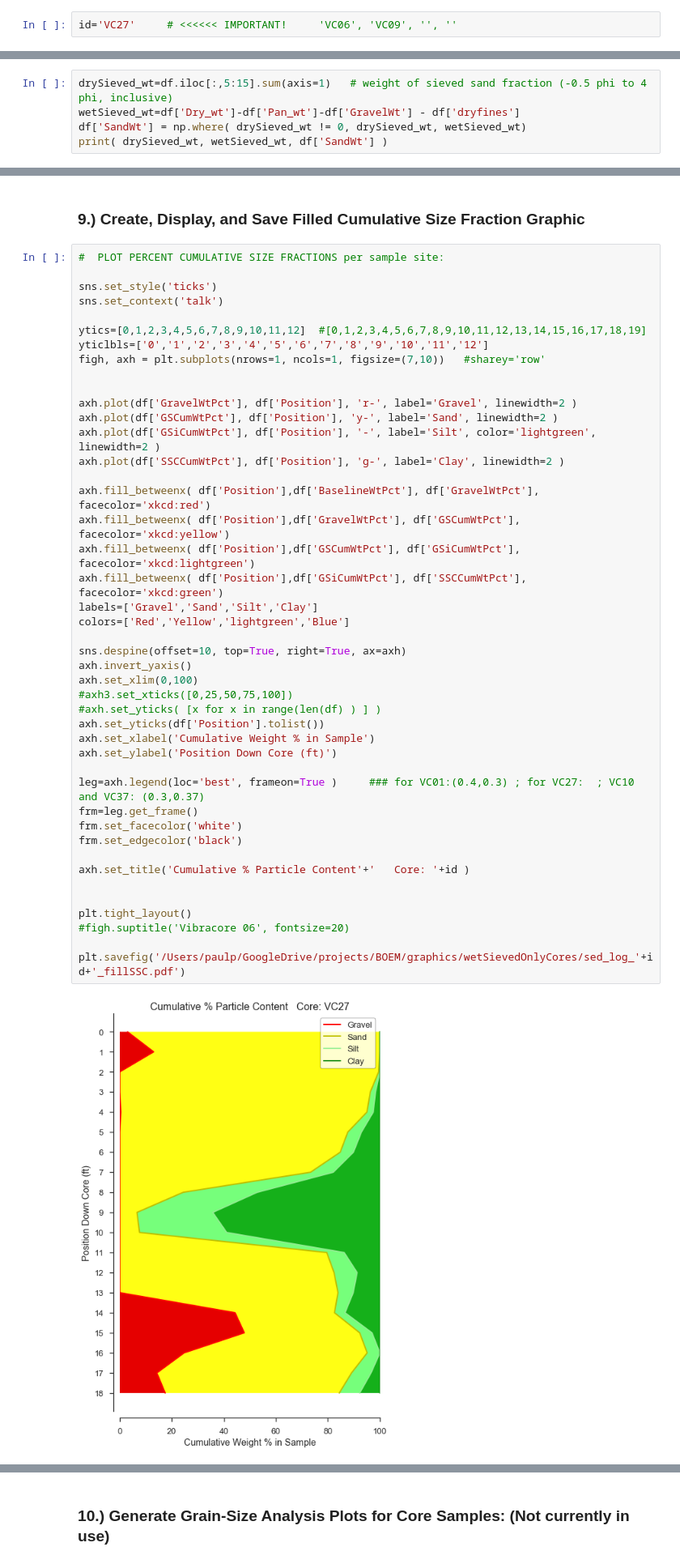
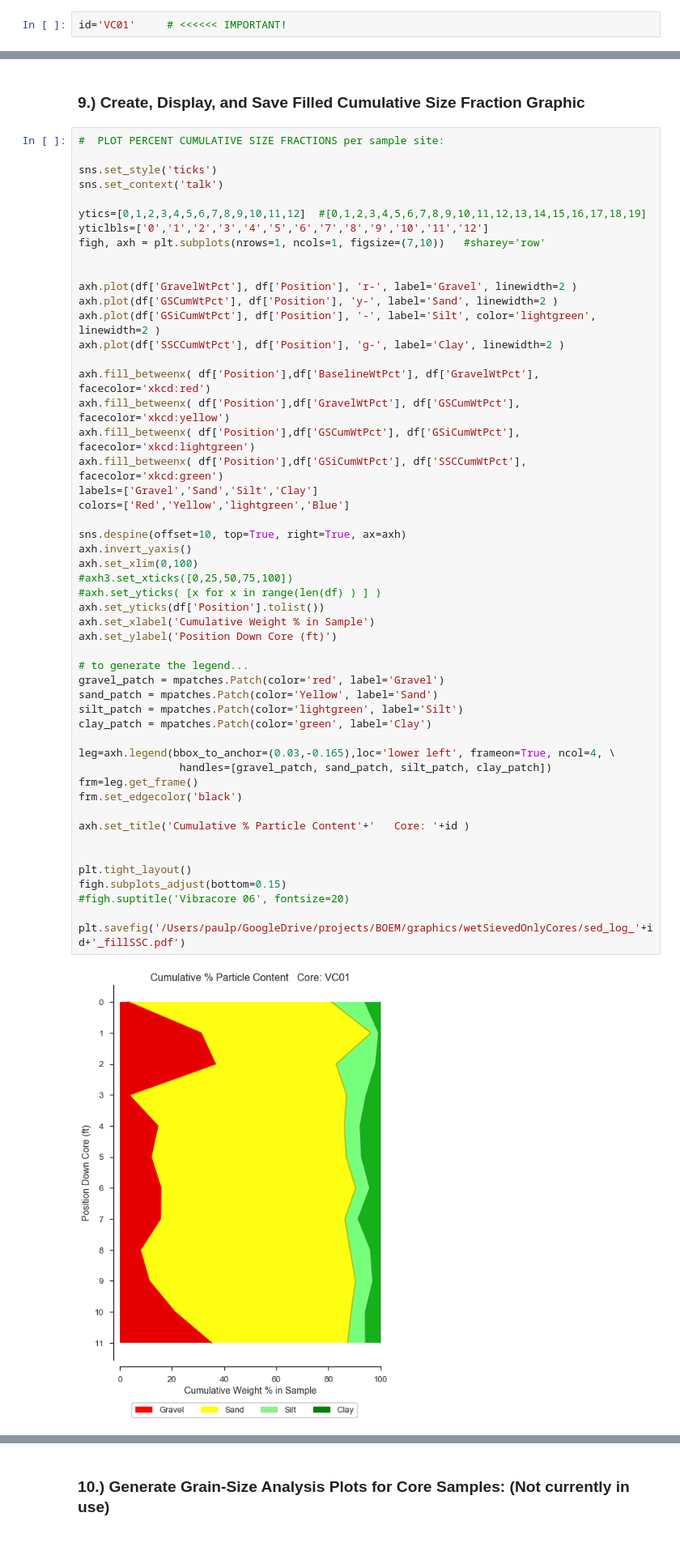
Before and after one commit to pjparis/BOEM_NC_Shelf_Survey, a Jupyter notebook: ipynb/BOEM - Differentiated (Not Sieved) Sand Silt Clay Fraction Analysis.ipynb, the cells around one changed output, grey strips where cells are left out. Shown at 81% size. Drawn from its saved outputs; the diff is of its cells as text.

Commit message:
Updated database, notebooks, progress, and many plot sample plot graphics

```diff
--- a/ipynb/BOEM - Differentiated (Not Sieved) Sand Silt Clay Fraction Analysis.ipynb
+++ b/ipynb/BOEM - Differentiated (Not Sieved) Sand Silt Clay Fraction Analysis.ipynb
@@ -35,7 +36,7 @@ import SedSASClass
 # %% [markdown]
 ### 1.) Enter identifier (id) for current core or sample site to be processed:
 # %%
-id='VC27'     # <<<<<< IMPORTANT!     'VC06', 'VC09', '', ''
+id='VC01'     # <<<<<< IMPORTANT!
 # %% [markdown]
 ### 2.) Load the raw sieve results from the [an existing] db and merge to single dataframe df:
 # %%
@@ -141,8 +142,3 @@ df['SiltWt']=df['TotalFinesWt']-df['ClayWt']
 
 ### the total weight of the sample being analyzed:
 df['TotalWt']=df['TotalFinesWt']+df['SandWt']+df['GravelWt']
-# %%
-drySieved_wt=df.iloc[:,5:15].sum(axis=1)   # weight of sieved sand fraction (-0.5 phi to 4 phi, inclusive)
-wetSieved_wt=df['Dry_wt']-df['Pan_wt']-df['GravelWt'] - df['dryfines']
-df['SandWt'] = np.where( drySieved_wt != 0, drySieved_wt, wetSieved_wt)
-print( drySieved_wt, wetSieved_wt, df['SandWt'] )
@@ -207,36 +185,43 @@ axh.plot(df['GSCumWtPct'], df['Position'], 'y-', label='Sand', linewidth=2 )
 axh.plot(df['GSiCumWtPct'], df['Position'], '-', label='Silt', color='lightgreen', linewidth=2 )
 axh.plot(df['SSCCumWtPct'], df['Position'], 'g-', label='Clay', linewidth=2 )
 
 axh.fill_betweenx( df['Position'],df['BaselineWtPct'], df['GravelWtPct'],  facecolor='xkcd:red')
 axh.fill_betweenx( df['Position'],df['GravelWtPct'], df['GSCumWtPct'],  facecolor='xkcd:yellow')
 axh.fill_betweenx( df['Position'],df['GSCumWtPct'], df['GSiCumWtPct'],  facecolor='xkcd:lightgreen')
 axh.fill_betweenx( df['Position'],df['GSiCumWtPct'], df['SSCCumWtPct'],  facecolor='xkcd:green')
 labels=['Gravel','Sand','Silt','Clay']
 colors=['Red','Yellow','lightgreen','Blue']
 
 sns.despine(offset=10, top=True, right=True, ax=axh)
 axh.invert_yaxis()
 axh.set_xlim(0,100)
 #axh3.set_xticks([0,25,50,75,100])
 #axh.set_yticks( [x for x in range(len(df) ) ] )
 axh.set_yticks(df['Position'].tolist())
 axh.set_xlabel('Cumulative Weight % in Sample')
 axh.set_ylabel('Position Down Core (ft)')
 
-leg=axh.legend(loc='best', frameon=True )     ### for VC01:(0.4,0.3) ; for VC27:  ; VC10 and VC37: (0.3,0.37)
+# to generate the legend...
+gravel_patch = mpatches.Patch(color='red', label='Gravel')
+sand_patch = mpatches.Patch(color='Yellow', label='Sand')
+silt_patch = mpatches.Patch(color='lightgreen', label='Silt')
+clay_patch = mpatches.Patch(color='green', label='Clay')
+
+leg=axh.legend(bbox_to_anchor=(0.03,-0.165),loc='lower left', frameon=True, ncol=4, \
+                handles=[gravel_patch, sand_patch, silt_patch, clay_patch])
 frm=leg.get_frame()
-frm.set_facecolor('white')
 frm.set_edgecolor('black')
 
 axh.set_title('Cumulative % Particle Content'+'   Core: '+id )
 
 
 plt.tight_layout()
+figh.subplots_adjust(bottom=0.15)
 #figh.suptitle('Vibracore 06', fontsize=20)
 
 plt.savefig('/Users/paulp/GoogleDrive/projects/BOEM/graphics/wetSievedOnlyCores/sed_log_'+id+'_fillSSC.pdf')
 # %% [output]
-[figure, old version]
+[figure, new version]
 # %%
 df.Position.tolist()
 # %% [output]
```
Also changed, not shown: parts of 5 cells of this notebook, 25 other files.
